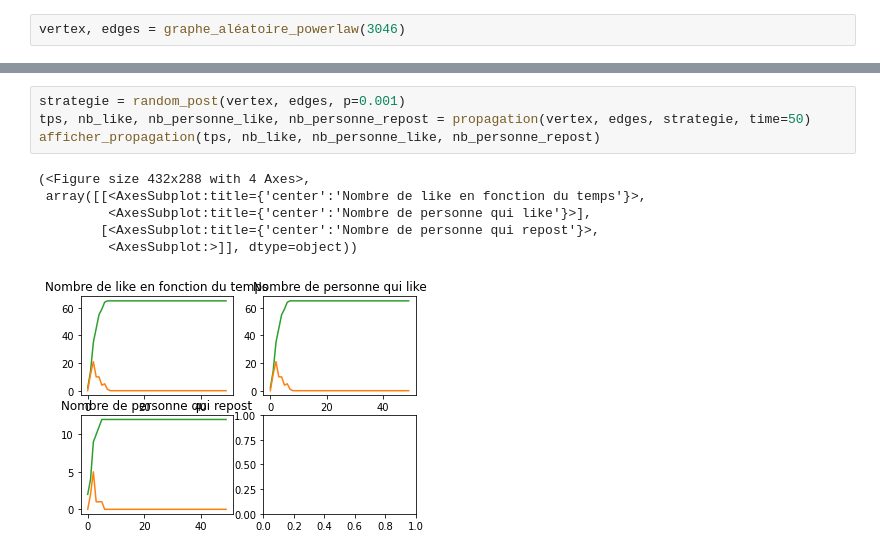
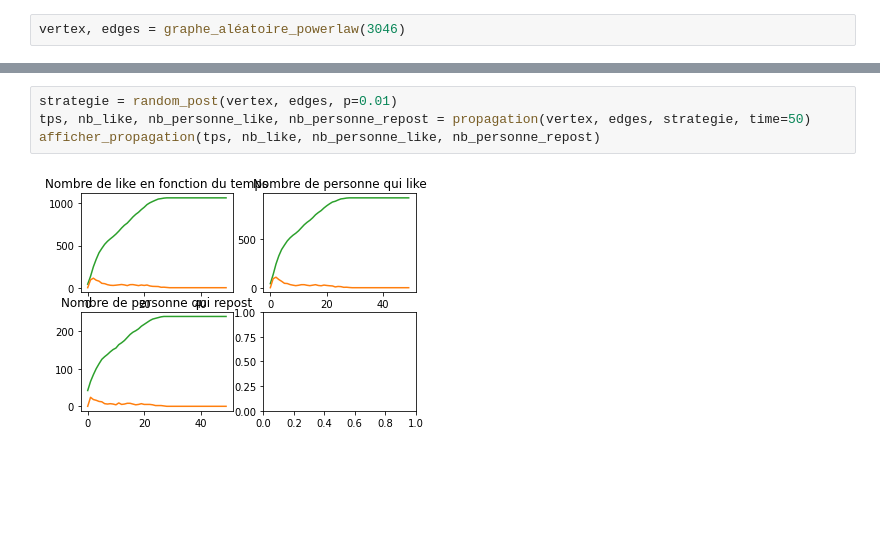
Before and after one commit to Ouma487/Viral-Marketing, a Jupyter notebook: main_jupyter.ipynb, the cells around one changed output, grey strips where cells are left out. Saved outputs shown, nothing was run; the diff lists cells and outputs as text; blank space fills up the shorter version.

```diff
--- a/main_jupyter.ipynb
+++ b/main_jupyter.ipynb
@@ -107,14 +72,9 @@ afficher_graph(nv, ne, nom='user', color=True)
 # %%
-strategie = random_post(vertex, edges, p=0.001)
+strategie = random_post(vertex, edges, p=0.01)
 tps, nb_like, nb_personne_like, nb_personne_repost = propagation(vertex, edges, strategie, time=50)
 afficher_propagation(tps, nb_like, nb_personne_like, nb_personne_repost)
 # %% [output]
-(<Figure size 432x288 with 4 Axes>,
- array([[<AxesSubplot:title={'center':'Nombre de like en fonction du temps'}>,
-         <AxesSubplot:title={'center':'Nombre de personne qui like'}>],
-        [<AxesSubplot:title={'center':'Nombre de personne qui repost'}>,
-         <AxesSubplot:>]], dtype=object))
-[figure, old version]
+[figure, new version]
 # %%
 strategie = best_influenceurs(vertex, edges, nb=5)
 tps, nb_like, nb_personne_like, nb_personne_repost = propagation(vertex, edges, strategie, time=50)
```
Also changed, not shown: parts of 12 cells of this notebook, 9 other files.
